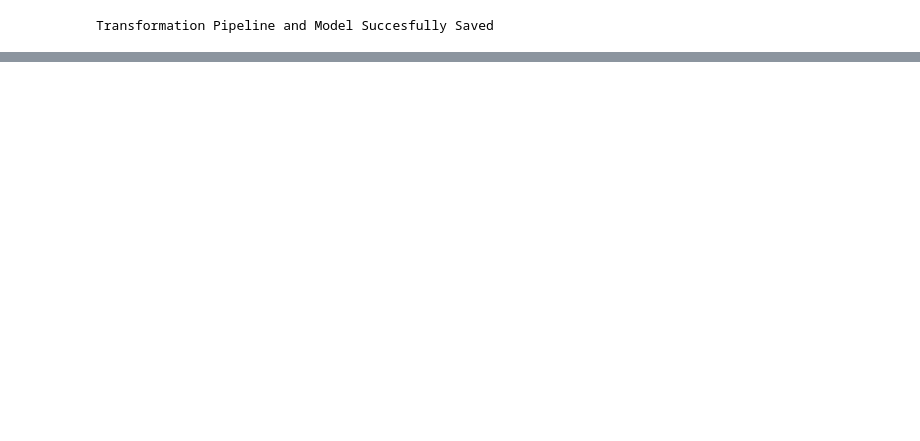
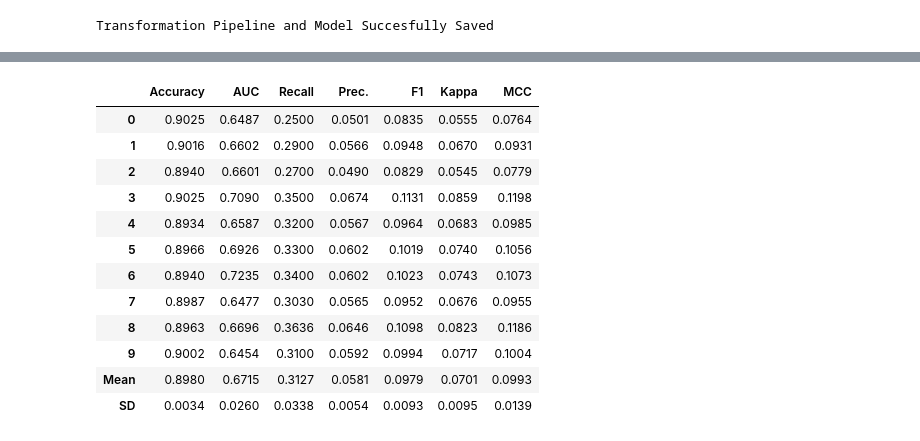
Before and after one commit to SwissMisra/ML_Contributions, a Jupyter notebook: notebooks/4.0 PyCaret Model on Target 1.ipynb, the cells around one changed output, grey strips where cells are left out. Saved outputs shown, nothing was run; the diff lists cells and outputs as text; code cells hidden in the pictures; blank space fills up the shorter version.

```diff
--- a/notebooks/4.0 PyCaret Model on Target 1.ipynb
+++ b/notebooks/4.0 PyCaret Model on Target 1.ipynb
@@ -105,0 +164,16 @@ interpret_model(model, plot = 'summary')
+# %%
+model2 = tune_model(model2)
+# %% [output]
+|  | Accuracy | AUC | Recall | Prec. | F1 | Kappa | MCC |
+| 0 | 0.9025 | 0.6487 | 0.2500 | 0.0501 | 0.0835 | 0.0555 | 0.0764 |
+| 1 | 0.9016 | 0.6602 | 0.2900 | 0.0566 | 0.0948 | 0.0670 | 0.0931 |
+| 2 | 0.8940 | 0.6601 | 0.2700 | 0.0490 | 0.0829 | 0.0545 | 0.0779 |
+| 3 | 0.9025 | 0.7090 | 0.3500 | 0.0674 | 0.1131 | 0.0859 | 0.1198 |
+| 4 | 0.8934 | 0.6587 | 0.3200 | 0.0567 | 0.0964 | 0.0683 | 0.0985 |
+| 5 | 0.8966 | 0.6926 | 0.3300 | 0.0602 | 0.1019 | 0.0740 | 0.1056 |
+| 6 | 0.8940 | 0.7235 | 0.3400 | 0.0602 | 0.1023 | 0.0743 | 0.1073 |
+| 7 | 0.8987 | 0.6477 | 0.3030 | 0.0565 | 0.0952 | 0.0676 | 0.0955 |
+| 8 | 0.8963 | 0.6696 | 0.3636 | 0.0646 | 0.1098 | 0.0823 | 0.1186 |
+| 9 | 0.9002 | 0.6454 | 0.3100 | 0.0592 | 0.0994 | 0.0717 | 0.1004 |
+| Mean | 0.8980 | 0.6715 | 0.3127 | 0.0581 | 0.0979 | 0.0701 | 0.0993 |
+| SD | 0.0034 | 0.0260 | 0.0338 | 0.0054 | 0.0093 | 0.0095 | 0.0139 |
```
Also changed, not shown: parts of 10 cells of this notebook.
